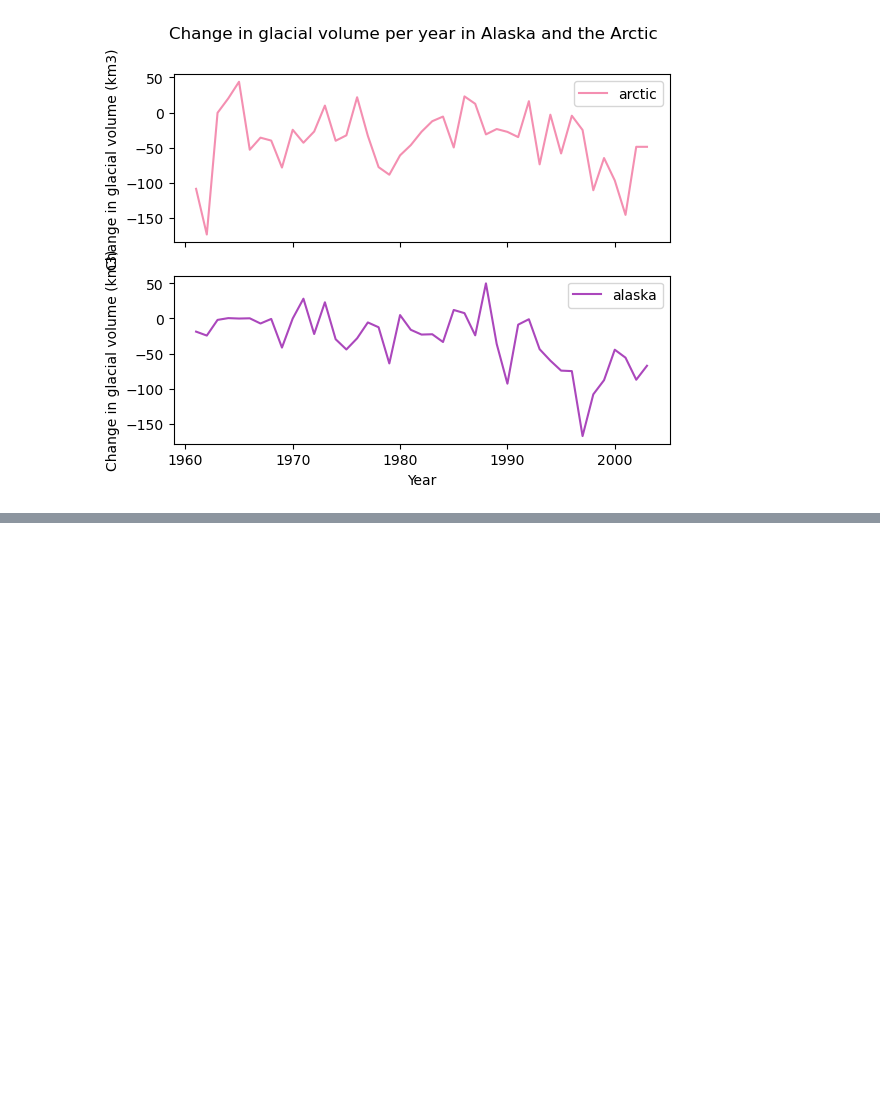
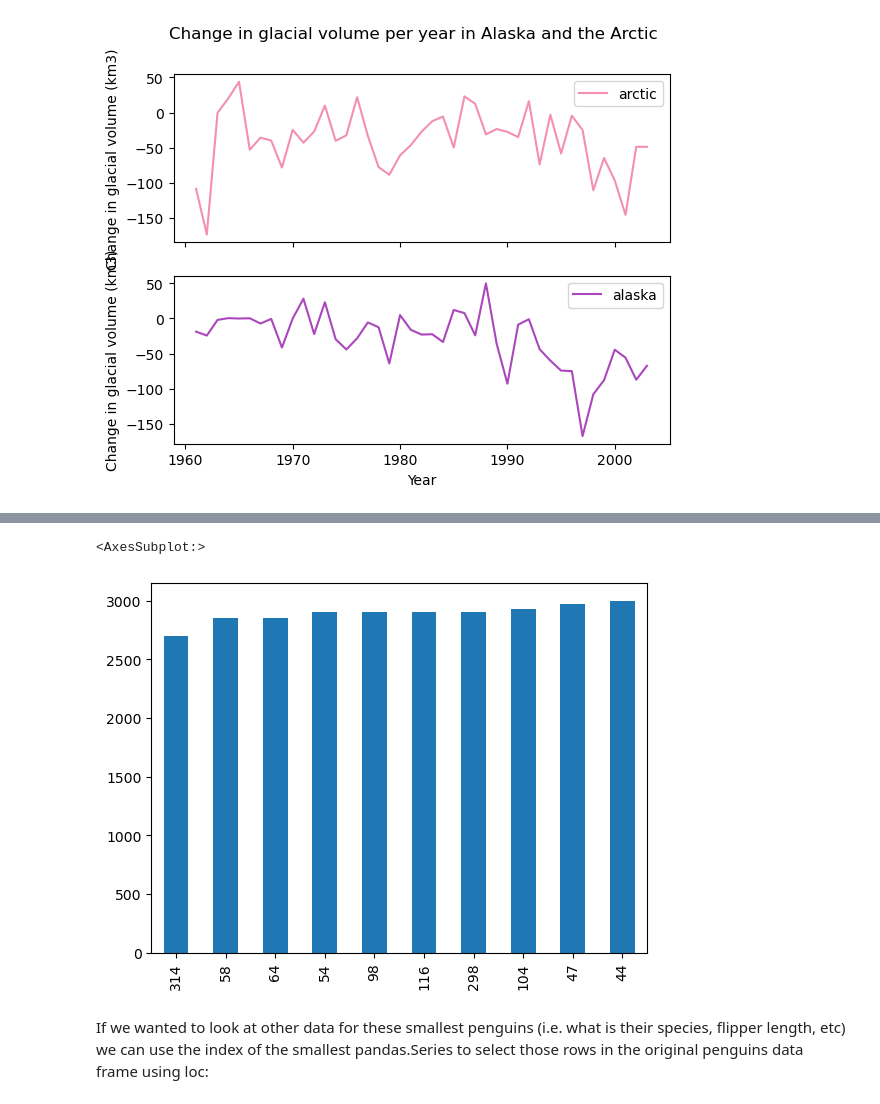
Before and after one commit to cnordheim-maestas/eds-220-lesson2-pandas, a Jupyter notebook: Lesson-4-plotting.ipynb, the cells around one changed output, grey strips where cells are left out. Saved outputs shown, nothing was run; the diff lists cells and outputs as text; code cells hidden in the pictures; blank space fills up the shorter version.

```diff
--- a/Lesson-4-plotting.ipynb
+++ b/Lesson-4-plotting.ipynb
@@ -107,0 +273,4 @@ array([<AxesSubplot:xlabel='Year', ylabel='Change in glacial volume (km3)'>,
+# %%
+# let's sort it!
+smallest = penguins.body_mass_g.nsmallest(10).sort_values() # in desc order
+smallest
@@ -107,0 +289,9 @@ array([<AxesSubplot:xlabel='Year', ylabel='Change in glacial volume (km3)'>,
+# %%
+# let's plot it as a bar chart
+
+smallest.plot(kind='bar')
+# %% [output]
+<AxesSubplot:>
+[figure, added]
+# %% [markdown]
+If we wanted to look at other data for these smallest penguins (i.e. what is their species, flipper length, etc) we can use the index of the smallest pandas.Series to select those rows in the original penguins data frame using loc:
```
Also changed, not shown: parts of 30 cells of this notebook.
